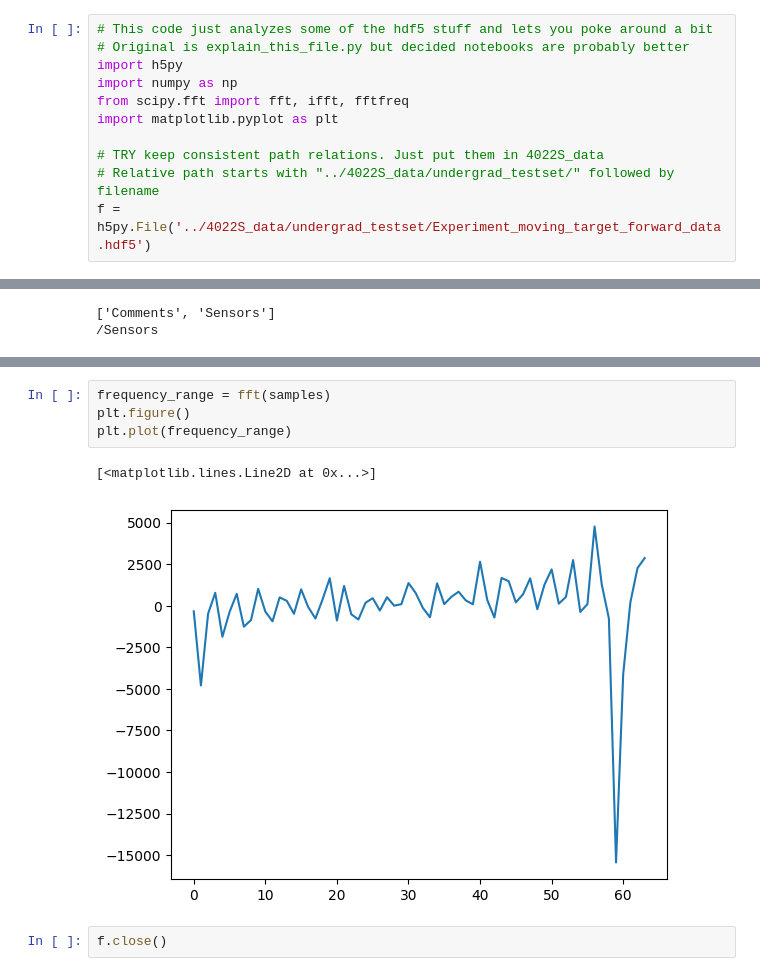
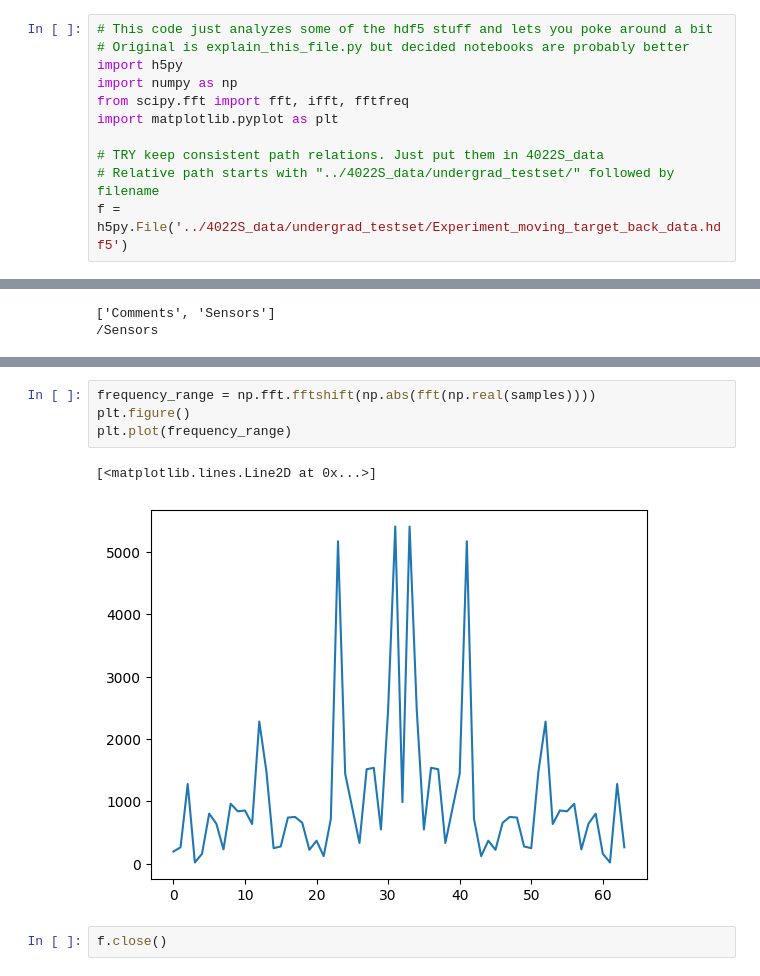
Before and after one commit to HarryPaniccc/4022S_code, a Jupyter notebook: explain_this_file.ipynb, the cells around one changed output, grey strips where cells are left out. Drawn from its saved outputs; the diff is of its cells as text.

```diff
--- a/explain_this_file.ipynb
+++ b/explain_this_file.ipynb
@@ -8,7 +8,7 @@ import matplotlib.pyplot as plt
 
 # TRY keep consistent path relations. Just put them in 4022S_data
 # Relative path starts with "../4022S_data/undergrad_testset/" followed by filename
-f = h5py.File('../4022S_data/undergrad_testset/Experiment_moving_target_forward_data.hdf5')
+f = h5py.File('../4022S_data/undergrad_testset/Experiment_moving_target_back_data.hdf5')
 # %%
 print(list(f.keys()))   #h5py.File works like a python dictionary
                         #we can check the keys
@@ -70,9 +85,9 @@ complex64
 # %%
-frequency_range = fft(samples)
+frequency_range = np.fft.fftshift(np.abs(fft(np.real(samples))))
 plt.figure()
 plt.plot(frequency_range)
 # %% [output]
 [<matplotlib.lines.Line2D at 0x...>]
-[figure, old version]
+[figure, new version]
 # %%
 f.close()
```
Also changed, not shown: parts of 2 cells of this notebook, 1 other file.
